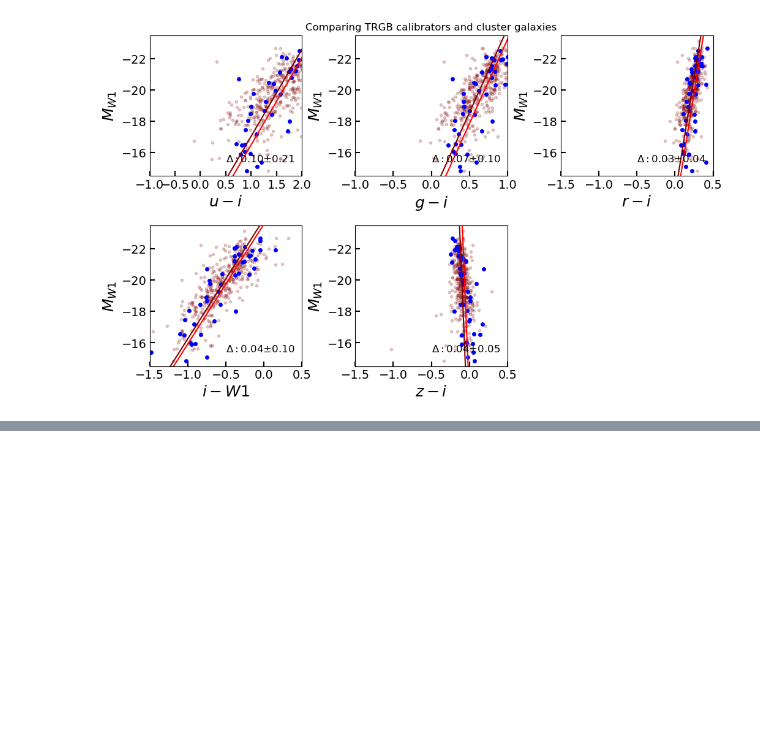
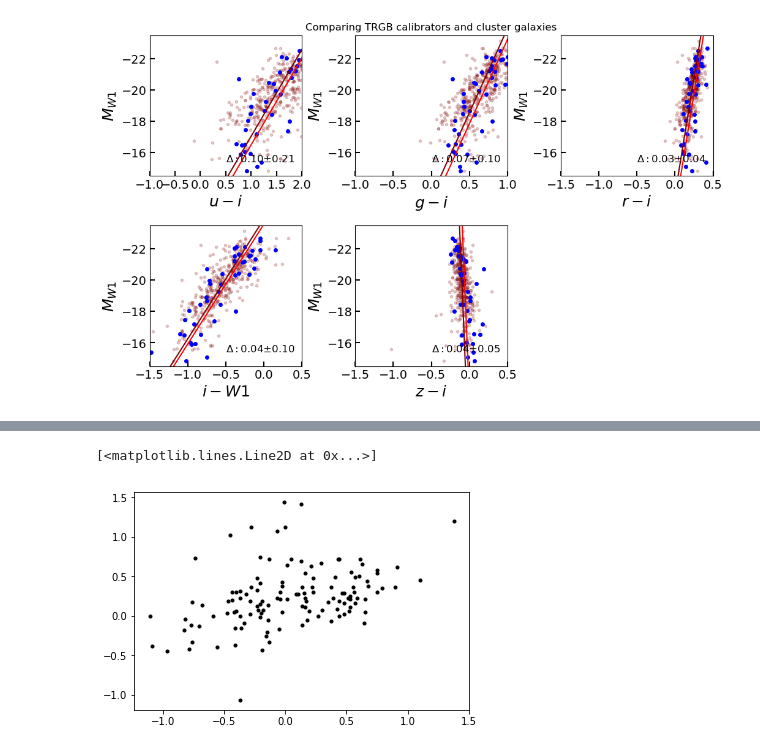
Before and after one commit to ekourkchi/TFcalibrators, a Jupyter notebook: i_clusters.ipynb, the cells around one changed output, grey strips where cells are left out. Drawn from its saved outputs; the diff is of its cells as text; code cells hidden in the pictures; blank space fills up the shorter version.

```diff
--- a/i_clusters.ipynb
+++ b/i_clusters.ipynb
@@ -2144,0 +2216,7 @@ plt.subplots_adjust(hspace=0.35, wspace=0.35)
+# %%
+allC_trend = (-7.37*(allW-2.5)-20.15-0.11)-(-9.46*(allW-2.5)-20.36)
+
+plt.plot(allC, allC-allC_trend, 'k.')
+# %% [output]
+[<matplotlib.lines.Line2D at 0x...>]
+[figure, added]
```
Also changed, not shown: parts of 5 cells of this notebook, 6 other files.
